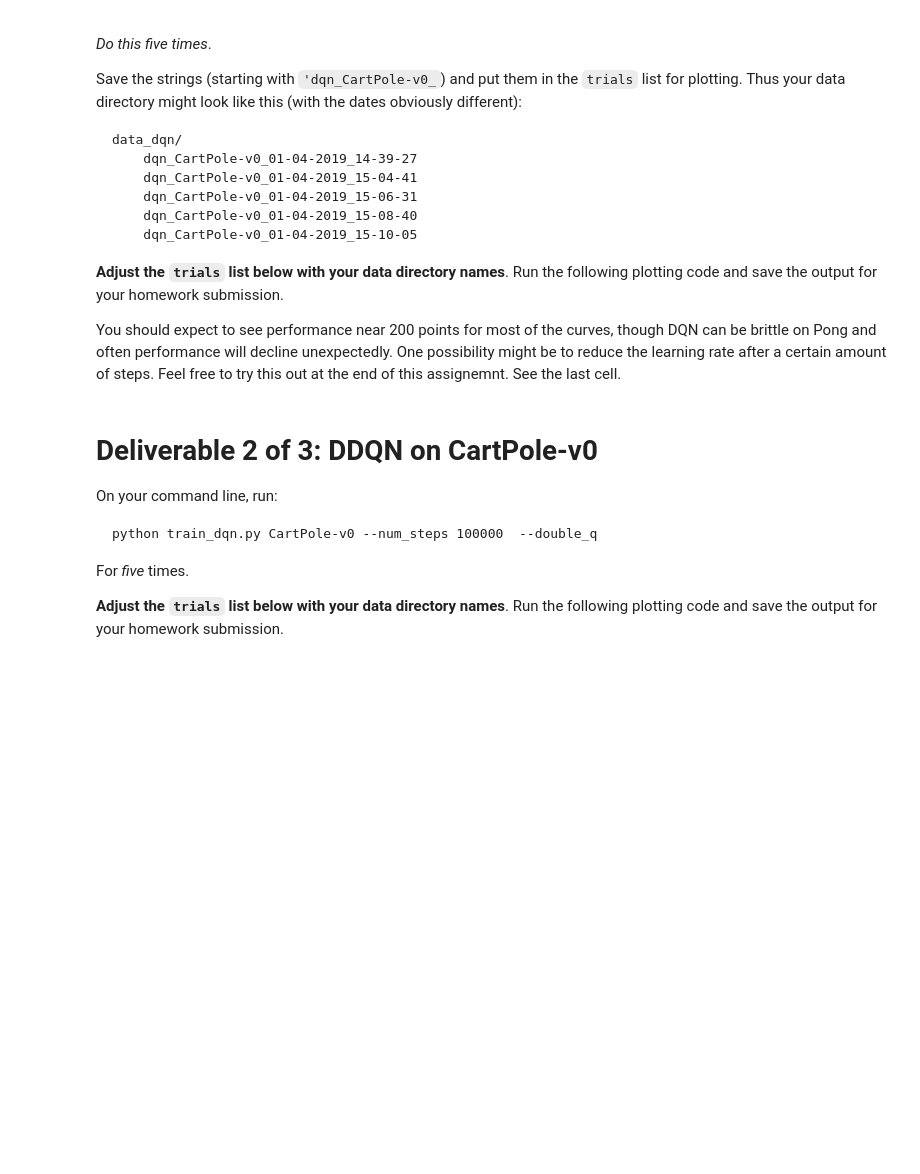
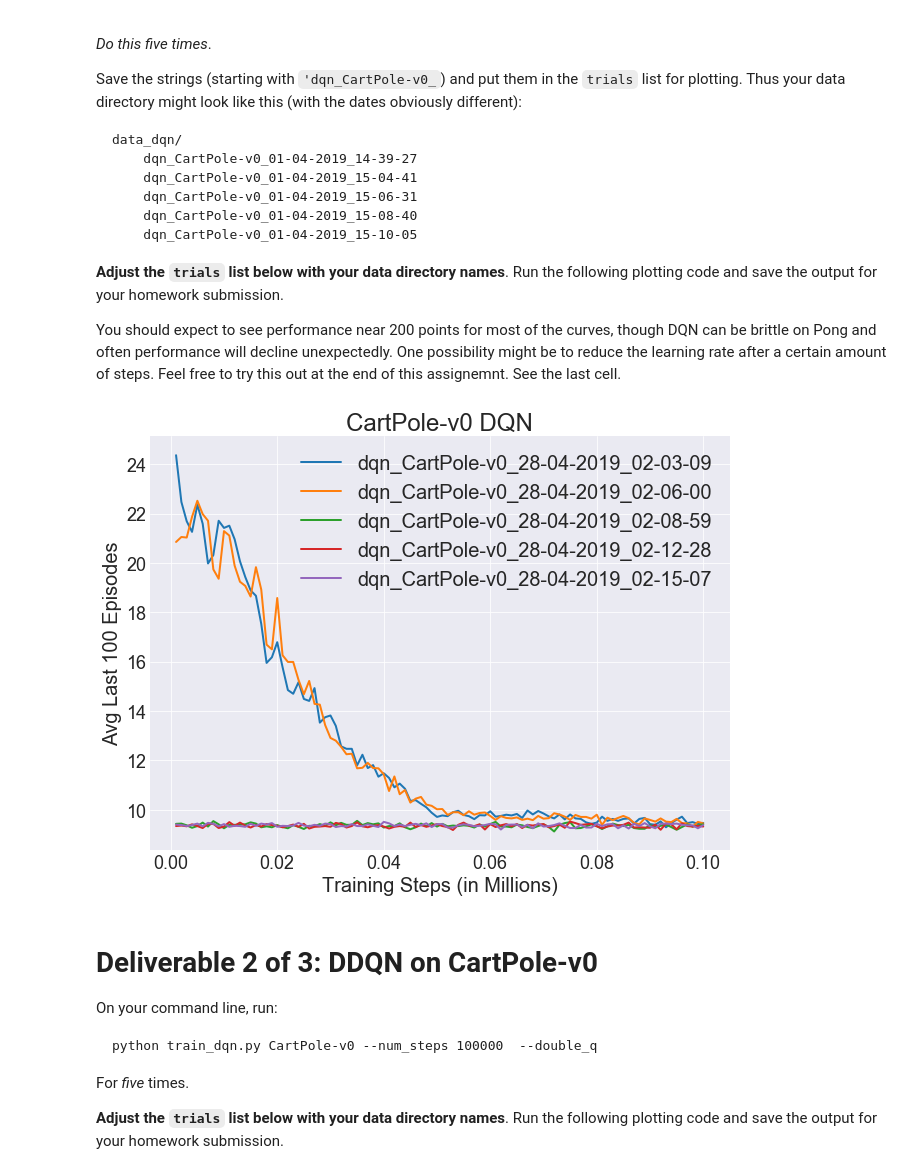
Before and after one commit to dongsubkim/CS182_HW4, a Jupyter notebook: Part02_Deep-Q-Networks.ipynb, the cells around one changed output. Saved outputs shown, nothing was run; the diff lists cells and outputs as text; code cells hidden in the pictures; blank space fills up the shorter version.

```diff
--- a/Part02_Deep-Q-Networks.ipynb
+++ b/Part02_Deep-Q-Networks.ipynb
@@ -220,26 +220,28 @@ You should expect to see performance near 200 points for most of the curves, tho
 # %%
 # Put a list of your DQN with CartPole trials here. Here's an example where I've put in
 # my own trials, but you'll need to put in yours. The `trials` list should be length 5.
 
 trials = [
-    #'dqn_CartPole-v0_01-04-2019_21-00-10',
-    #'dqn_CartPole-v0_01-04-2019_21-02-28',
-    #'dqn_CartPole-v0_01-04-2019_21-04-05',
-    #'dqn_CartPole-v0_01-04-2019_21-05-44',
-    #'dqn_CartPole-v0_01-04-2019_21-08-36',
+    'dqn_CartPole-v0_28-04-2019_02-03-09',
+    'dqn_CartPole-v0_28-04-2019_02-06-00',
+    'dqn_CartPole-v0_28-04-2019_02-08-59',
+    'dqn_CartPole-v0_28-04-2019_02-12-28',
+    'dqn_CartPole-v0_28-04-2019_02-15-07',
 ]
 
 # DON'T CHANGE THE FOLLOWING CODE !! If you want to do more experimentation than
 # what we have here, that's fine, but do that in the cells at the end of the notebook.
 if len(trials) != 5:
     print("WARNING! len(trials) = {}".format(len(trials)))
     print("Please include 5 results for your final report.")
 for t in trials:
     assert t[:4] == 'dqn_'
     assert t[:7] != 'double-'
     assert 'CartPole-v0' in t
     assert 'Pong' not in t
 plot(logdir='data_dqn', env='CartPole-v0', double_q=False, trials=trials)
+# %% [output]
+[figure, added]
 # %% [markdown]
 # Deliverable 2 of 3: DDQN on CartPole-v0
 
```
Also changed, not shown: 2 other files.
